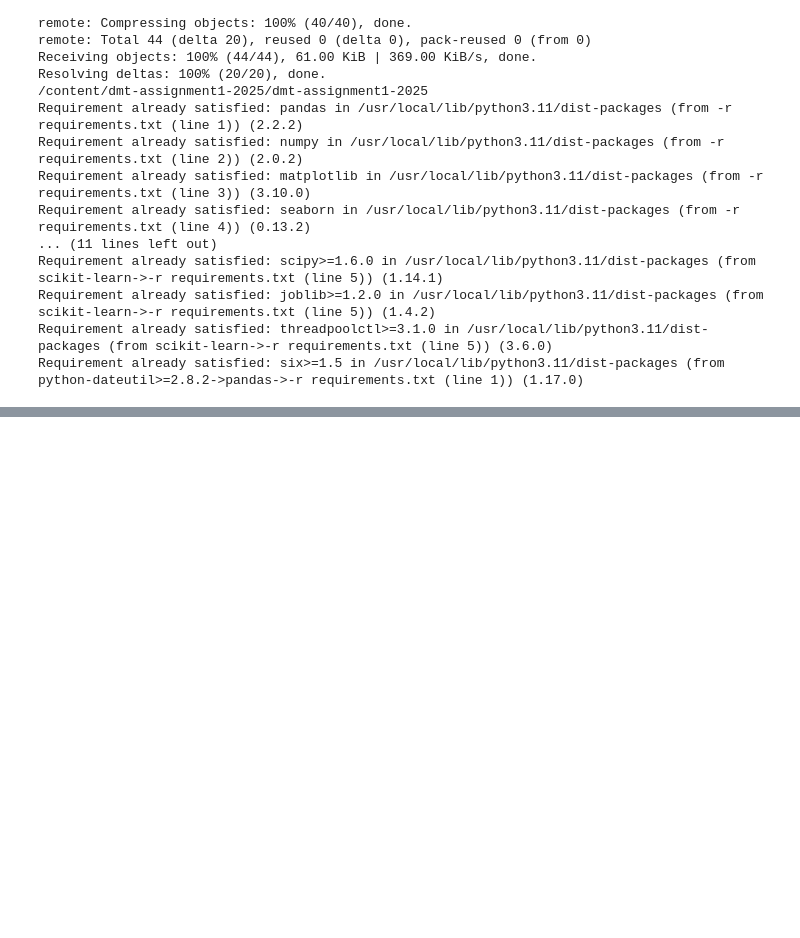
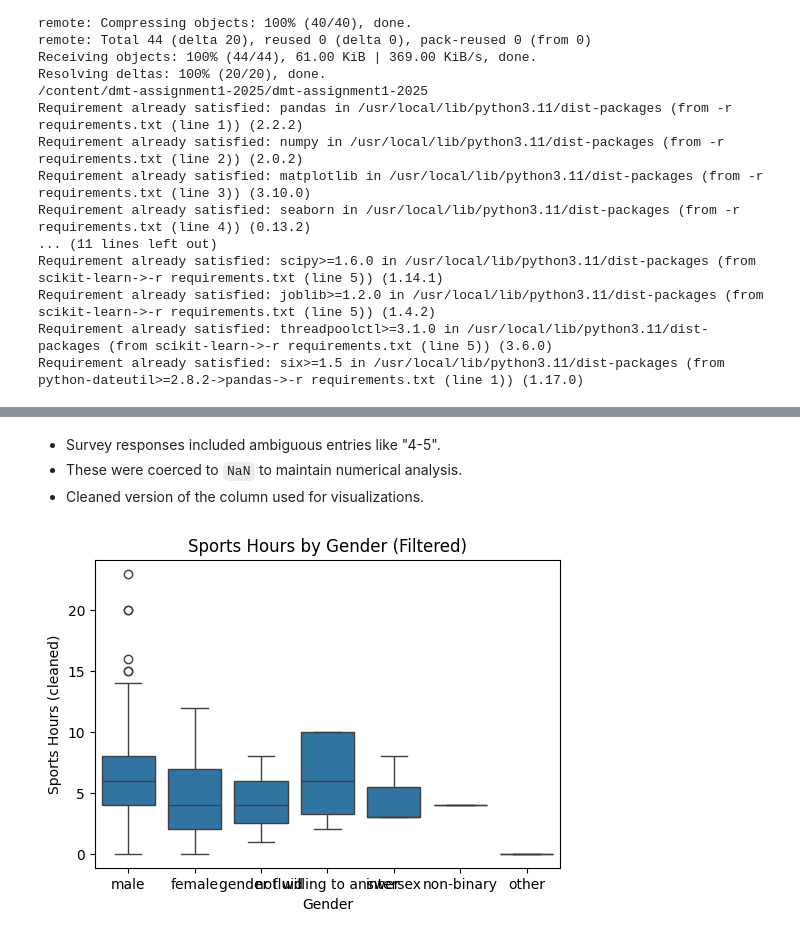
Before and after one commit to rahil1303/dmt-assignment1-2025, a Jupyter notebook: notebooks/Iteration_1_eda.ipynb, the cells around one changed output, grey strips where cells are left out. Cells and saved outputs as stored; diff of their text form; code cells hidden in the pictures; blank space fills up the shorter version.

```diff
--- a/notebooks/Iteration_1_eda.ipynb
+++ b/notebooks/Iteration_1_eda.ipynb
@@ -32,0 +103,19 @@ df = pd.read_excel("data/ODI-2025.xlsx")
+# %% [markdown]
+- Survey responses included ambiguous entries like "4-5".
+- These were coerced to `NaN` to maintain numerical analysis.
+- Cleaned version of the column used for visualizations.
+# %%
+# Filter out extreme outliers (> 40 hours/week)
+df_filtered = df[df['sports_clean'] < 40]
+
+# Now replot
+plt.figure(figsize=(6,4))
+sns.boxplot(data=df_filtered,
+            x='What is your gender?',
+            y='sports_clean')
+plt.title("Sports Hours by Gender (Filtered)")
+plt.xlabel("Gender")
+plt.ylabel("Sports Hours (cleaned)")
+plt.show()
+# %% [output]
+[figure, added]
```
Also changed, not shown: parts of 4 cells of this notebook.
